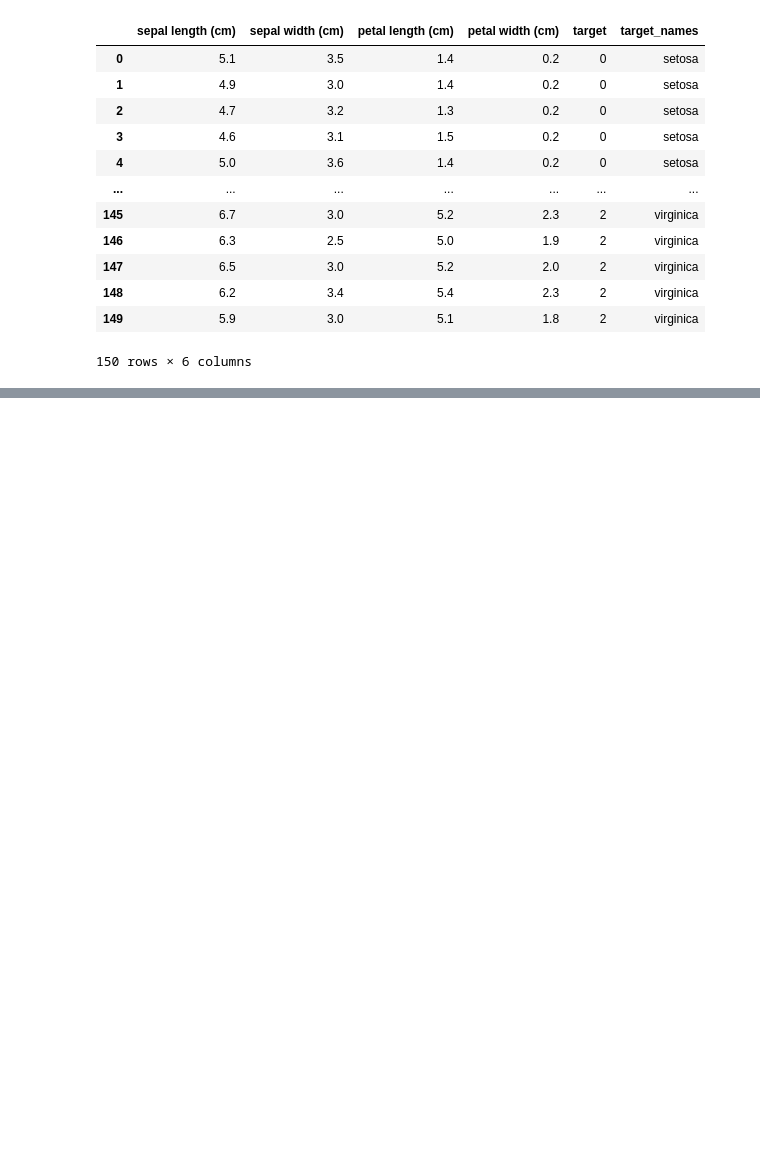
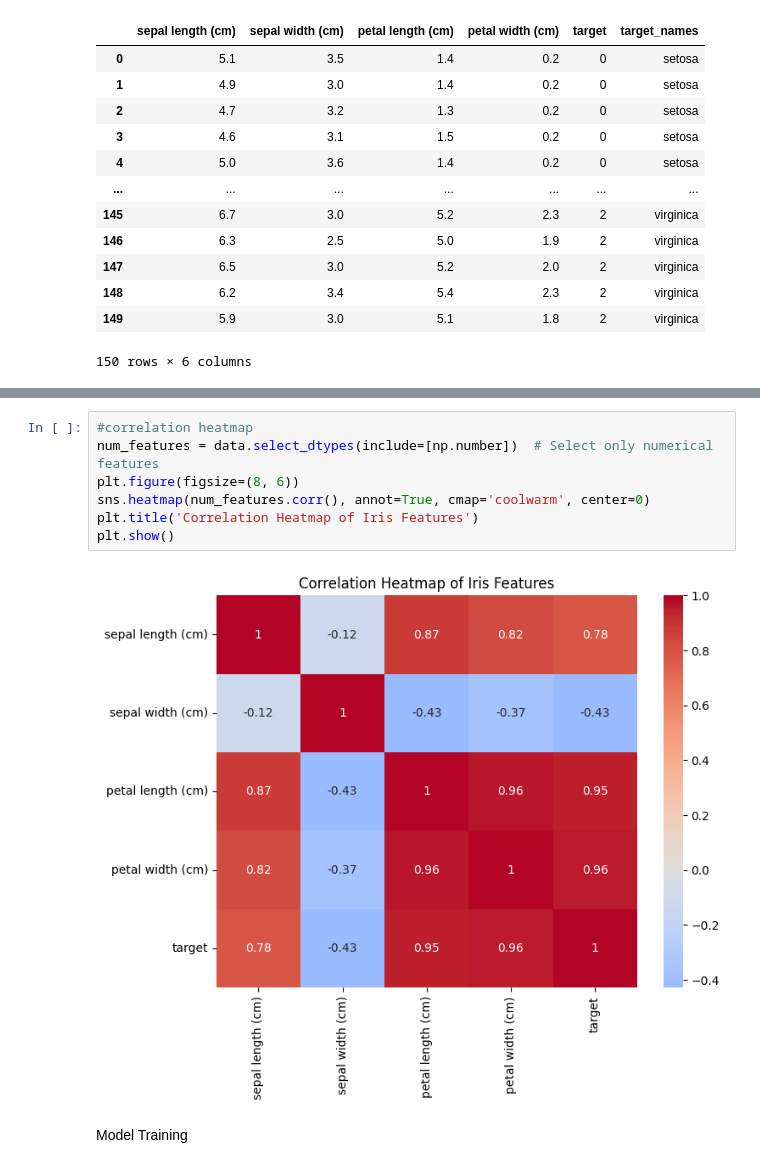
Before and after one commit to akilamunasinghe4-cmyk/ML-projects, a Jupyter notebook: Iris Dataset Analysis/Iris Flower.ipynb, the cells around one changed output, grey strips where cells are left out. Drawn from its saved outputs; the diff is of its cells as text; blank space fills up the shorter version.

```diff
--- a/Iris Dataset Analysis/Iris Flower.ipynb
+++ b/Iris Dataset Analysis/Iris Flower.ipynb
@@ -29,0 +97,11 @@ data
+# %%
+#correlation heatmap
+num_features = data.select_dtypes(include=[np.number])  # Select only numerical features
+plt.figure(figsize=(8, 6))
+sns.heatmap(num_features.corr(), annot=True, cmap='coolwarm', center=0)
+plt.title('Correlation Heatmap of Iris Features')
+plt.show()
+# %% [output]
+[figure, added]
+# %% [markdown]
+Model Training
```
Also changed, not shown: parts of 12 cells of this notebook.
